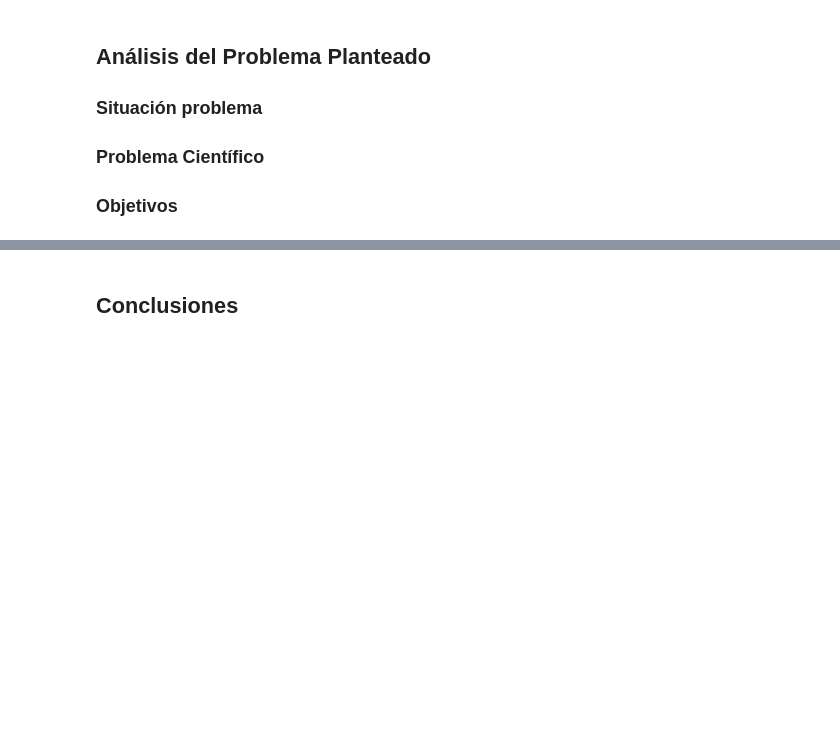
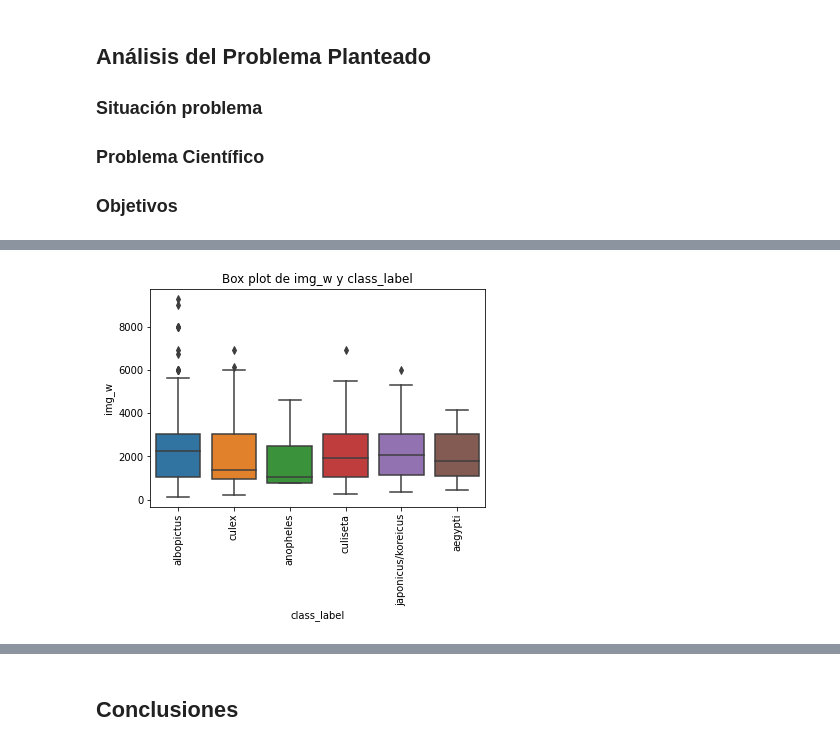
Before and after one commit to MaIsabelSolano/UVG_Data-Science_Proyecto, a Jupyter notebook: Analisis.ipynb, the cells around one changed output, grey strips where cells are left out. Drawn from its saved outputs; the diff is of its cells as text; code cells hidden in the pictures; blank space fills up the shorter version.

```diff
--- a/Analisis.ipynb
+++ b/Analisis.ipynb
@@ -86,0 +162,8 @@ Guatemala enfrenta varios problemas relacionados con la salud y el medio ambient
+# %%
+# Relación entre variables numéricas y categóricas para label e img:
+sns.boxplot(x='class_label', y='img_w', data=data)
+plt.title('Box plot de img_w y class_label')
+plt.xticks(rotation=90)
+plt.show()
+# %% [output]
+[figure, added]
```
Also changed, not shown: parts of 26 cells of this notebook.
